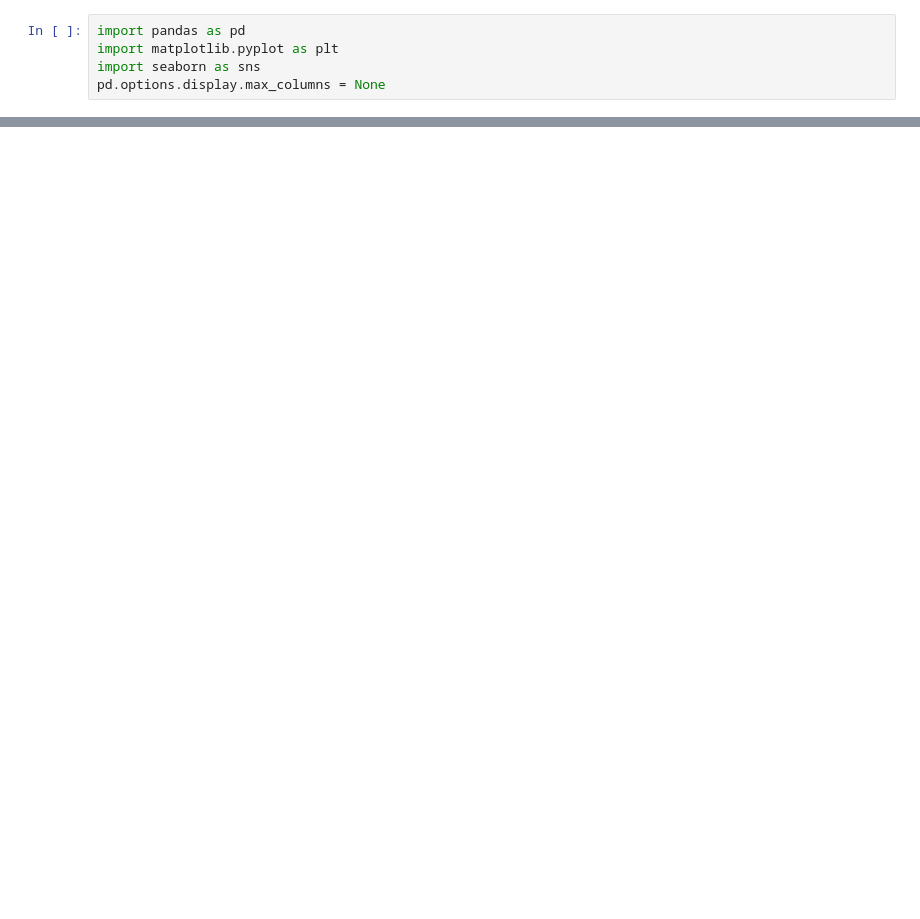
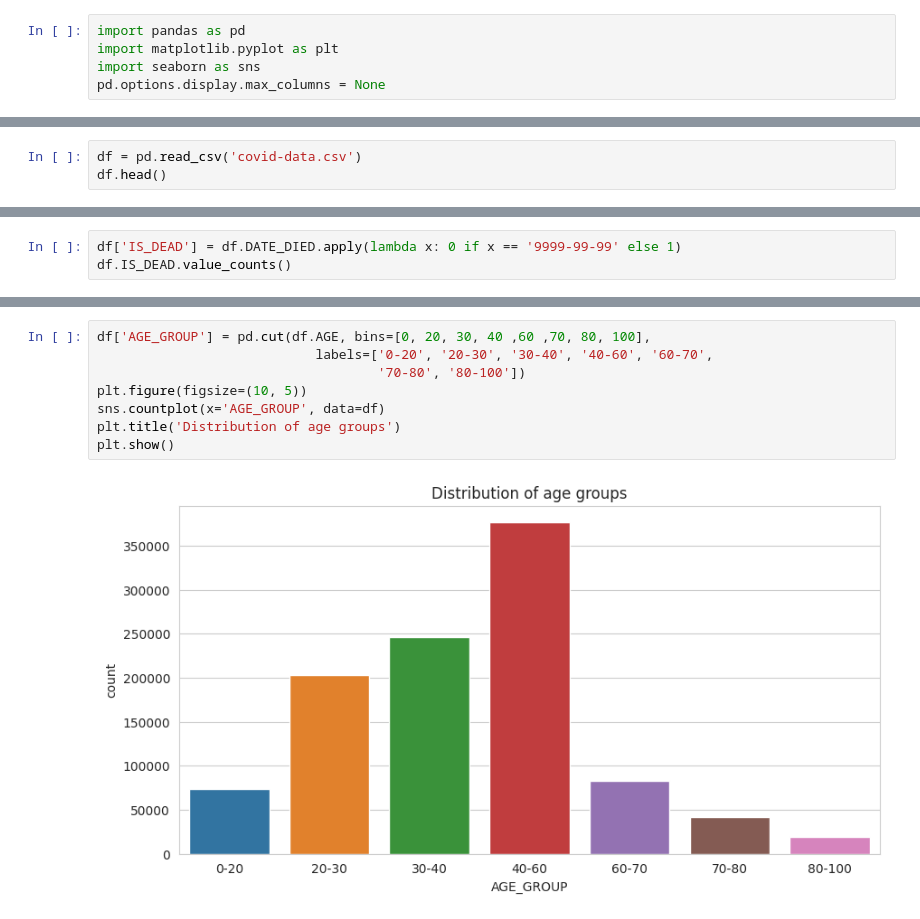
Before and after one commit to alexxispn/python-eoi-miniprojects, a Jupyter notebook: data-science/covid19/covid-data.ipynb, the cells around one changed output, grey strips where cells are left out. Cells and saved outputs as stored; diff of their text form; blank space fills up the shorter version.

```diff
--- a/data-science/covid19/covid-data.ipynb
+++ b/data-science/covid19/covid-data.ipynb
@@ -133,0 +6,3 @@ sns.heatmap(corr, annot=True, cmap='coolwarm', fmt='.0%')
+# %%
+df = pd.read_csv('covid-data.csv')
+df.head()
@@ -133,0 +55,3 @@ sns.heatmap(corr, annot=True, cmap='coolwarm', fmt='.0%')
+# %%
+df['IS_DEAD'] = df.DATE_DIED.apply(lambda x: 0 if x == '9999-99-99' else 1)
+df.IS_DEAD.value_counts()
@@ -133,0 +71,10 @@ sns.heatmap(corr, annot=True, cmap='coolwarm', fmt='.0%')
+# %%
+df['AGE_GROUP'] = pd.cut(df.AGE, bins=[0, 20, 30, 40 ,60 ,70, 80, 100],
+                            labels=['0-20', '20-30', '30-40', '40-60', '60-70',
+                                    '70-80', '80-100'])
+plt.figure(figsize=(10, 5))
+sns.countplot(x='AGE_GROUP', data=df)
+plt.title('Distribution of age groups')
+plt.show()
+# %% [output]
+[figure, added]
```
Also changed, not shown: parts of 47 cells of this notebook, 1 other file.
